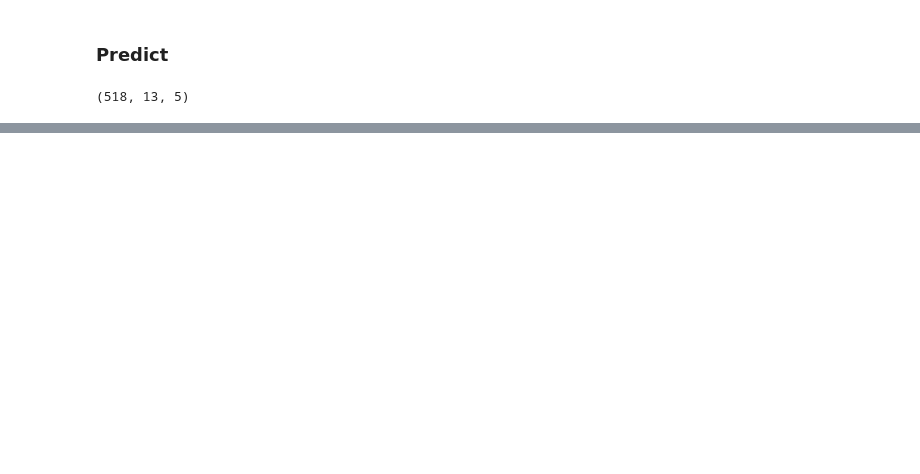
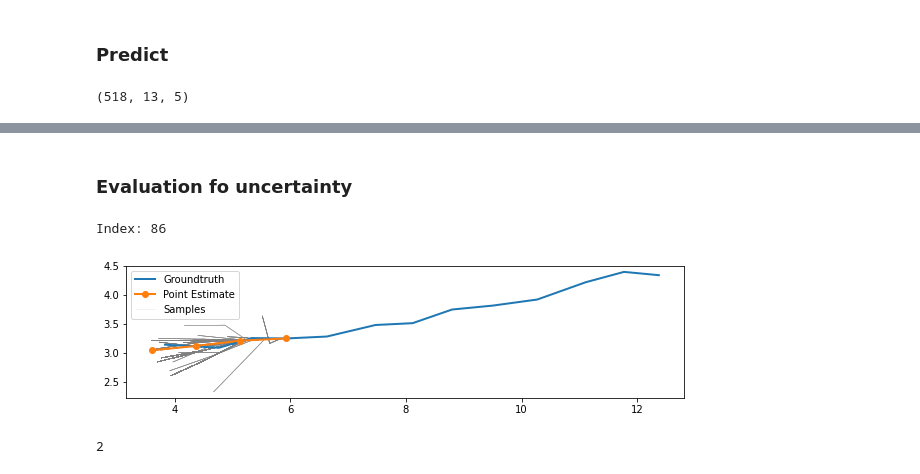
Before and after one commit to fengzileee/nus-cs5340, a Jupyter notebook: notebooks/hmm_latent_segments.ipynb, the cells around one changed output, grey strips where cells are left out. Drawn from its saved outputs; the diff is of its cells as text; code cells hidden in the pictures; blank space fills up the shorter version.

Commit message:
Bugfix; add sampling for latent segment HMM

```diff
--- a/notebooks/hmm_latent_segments.ipynb
+++ b/notebooks/hmm_latent_segments.ipynb
@@ -330,0 +338,20 @@ evaluator.hist()
+# %% [markdown]
+### Evaluation fo uncertainty
+# %%
+import matplotlib.pyplot as plt
+
+viz = SamplingVisualizer(N_future=4, N_history=history_traj_length, sample_size=1000)
+fig, axs = plt.subplots(1, 1, figsize=(10, 10))
+
+idx = np.random.randint(0, trajlets_for_testing.shape[0])
+print(f"Index: {idx}")
+traj = trajlets_for_testing[idx, :, :]
+viz.visualize_to_axis(axs, predictor, traj)
+axs.set_aspect(1)
+# %% [output]
+Index: 86
+[figure, added]
+# %%
+np.random.randint(0, 5)
+# %% [output]
+2
```
Also changed, not shown: parts of 11 cells of this notebook, 6 other files.
